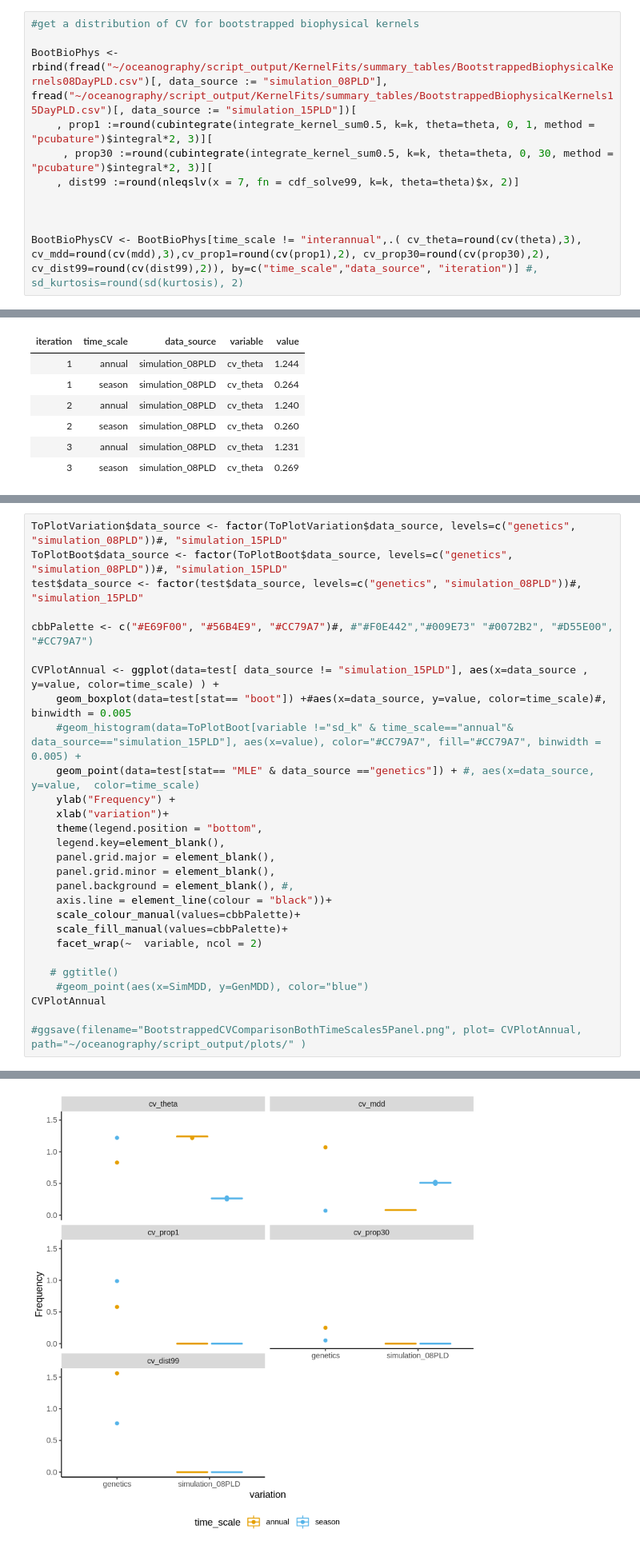
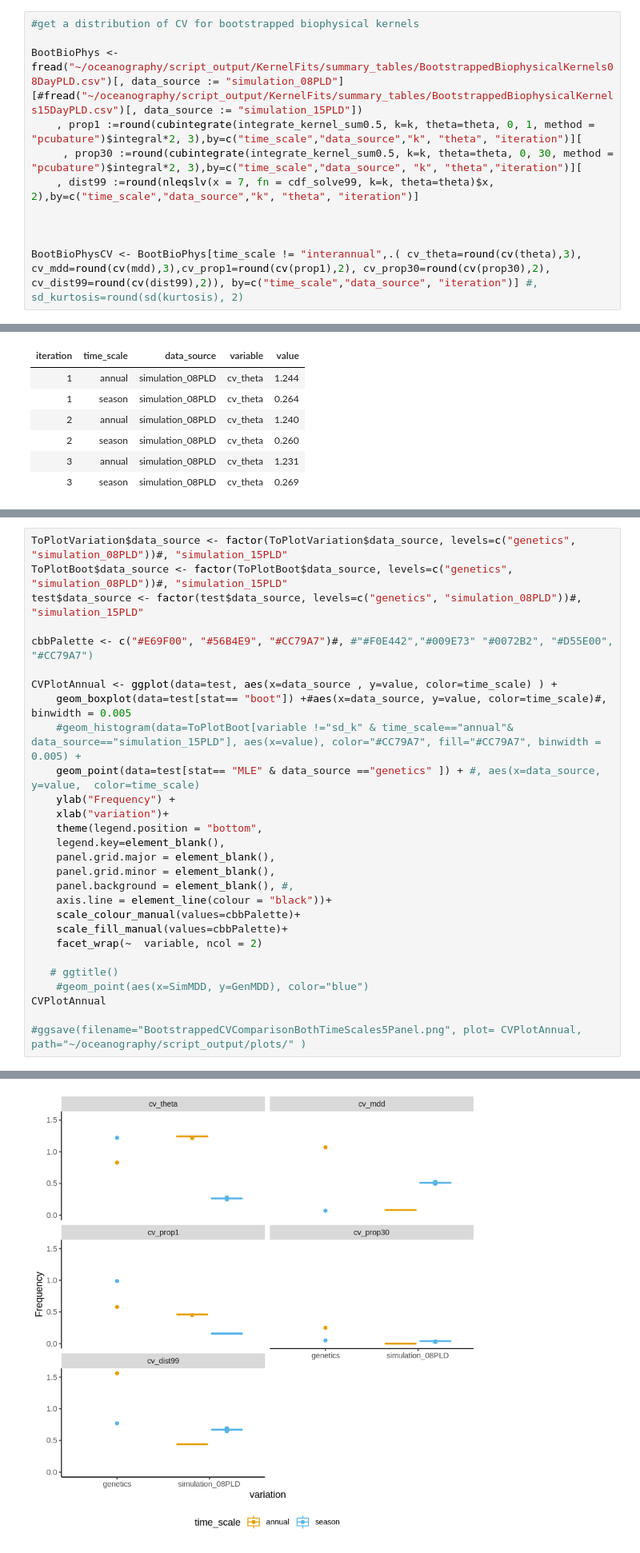
Before and after one commit to pinskylab/CamotesROMS, a Jupyter notebook: notebooks/process_ROMS_kernels.ipynb, the cells around one changed output, grey strips where cells are left out. Shown at 80% size. Saved outputs shown, nothing was run; the diff lists cells and outputs as text.

Commit message:
changed the neg_LL script that was slightly broken and confirmed results

```diff
--- a/notebooks/process_ROMS_kernels.ipynb
+++ b/notebooks/process_ROMS_kernels.ipynb
@@ -415,11 +415,10 @@ MLEVariation
 # %%
 #get a distribution of CV for bootstrapped biophysical kernels
 
-BootBioPhys <- rbind(fread("~/oceanography/script_output/KernelFits/summary_tables/BootstrappedBiophysicalKernels08DayPLD.csv")[, data_source := "simulation_08PLD"],
-fread("~/oceanography/script_output/KernelFits/summary_tables/BootstrappedBiophysicalKernels15DayPLD.csv")[, data_source := "simulation_15PLD"])[
-    , prop1 :=round(cubintegrate(integrate_kernel_sum0.5, k=k, theta=theta, 0, 1, method = "pcubature")$integral*2, 3)][
-     , prop30 :=round(cubintegrate(integrate_kernel_sum0.5, k=k, theta=theta, 0, 30, method = "pcubature")$integral*2, 3)][
-    , dist99 :=round(nleqslv(x = 7, fn = cdf_solve99, k=k, theta=theta)$x, 2)]
+BootBioPhys <-fread("~/oceanography/script_output/KernelFits/summary_tables/BootstrappedBiophysicalKernels08DayPLD.csv")[, data_source := "simulation_08PLD"][#fread("~/oceanography/script_output/KernelFits/summary_tables/BootstrappedBiophysicalKernels15DayPLD.csv")[, data_source := "simulation_15PLD"])
+    , prop1 :=round(cubintegrate(integrate_kernel_sum0.5, k=k, theta=theta, 0, 1, method = "pcubature")$integral*2, 3),by=c("time_scale","data_source","k", "theta", "iteration")][
+     , prop30 :=round(cubintegrate(integrate_kernel_sum0.5, k=k, theta=theta, 0, 30, method = "pcubature")$integral*2, 3),by=c("time_scale","data_source", "k", "theta","iteration")][
+    , dist99 :=round(nleqslv(x = 7, fn = cdf_solve99, k=k, theta=theta)$x, 2),by=c("time_scale","data_source","k", "theta", "iteration")]
 
 
 
@@ -479,10 +477,10 @@ test$data_source <- factor(test$data_source, levels=c("genetics", "simulation_08
 
 cbbPalette <- c("#E69F00", "#56B4E9", "#CC79A7")#, #"#F0E442","#009E73" "#0072B2", "#D55E00", "#CC79A7")
 
-CVPlotAnnual <- ggplot(data=test[ data_source != "simulation_15PLD"], aes(x=data_source , y=value, color=time_scale) ) +
+CVPlotAnnual <- ggplot(data=test, aes(x=data_source , y=value, color=time_scale) ) +
     geom_boxplot(data=test[stat== "boot"]) +#aes(x=data_source, y=value, color=time_scale)#, binwidth = 0.005
     #geom_histogram(data=ToPlotBoot[variable !="sd_k" & time_scale=="annual"& data_source=="simulation_15PLD"], aes(x=value), color="#CC79A7", fill="#CC79A7", binwidth = 0.005) +
-    geom_point(data=test[stat== "MLE" & data_source =="genetics"]) + #, aes(x=data_source, y=value,  color=time_scale)
+    geom_point(data=test[stat== "MLE" & data_source =="genetics" ]) + #, aes(x=data_source, y=value,  color=time_scale)
     ylab("Frequency") +
     xlab("variation")+
     theme(legend.position = "bottom",
@@ -508,4 +503,4 @@ Warning message:
-[figure, old version]
+[figure, new version]
 # %%
 KernelFittingSummary
 # %% [output]
```
Also changed, not shown: parts of 5 cells of this notebook, 3 other files.
